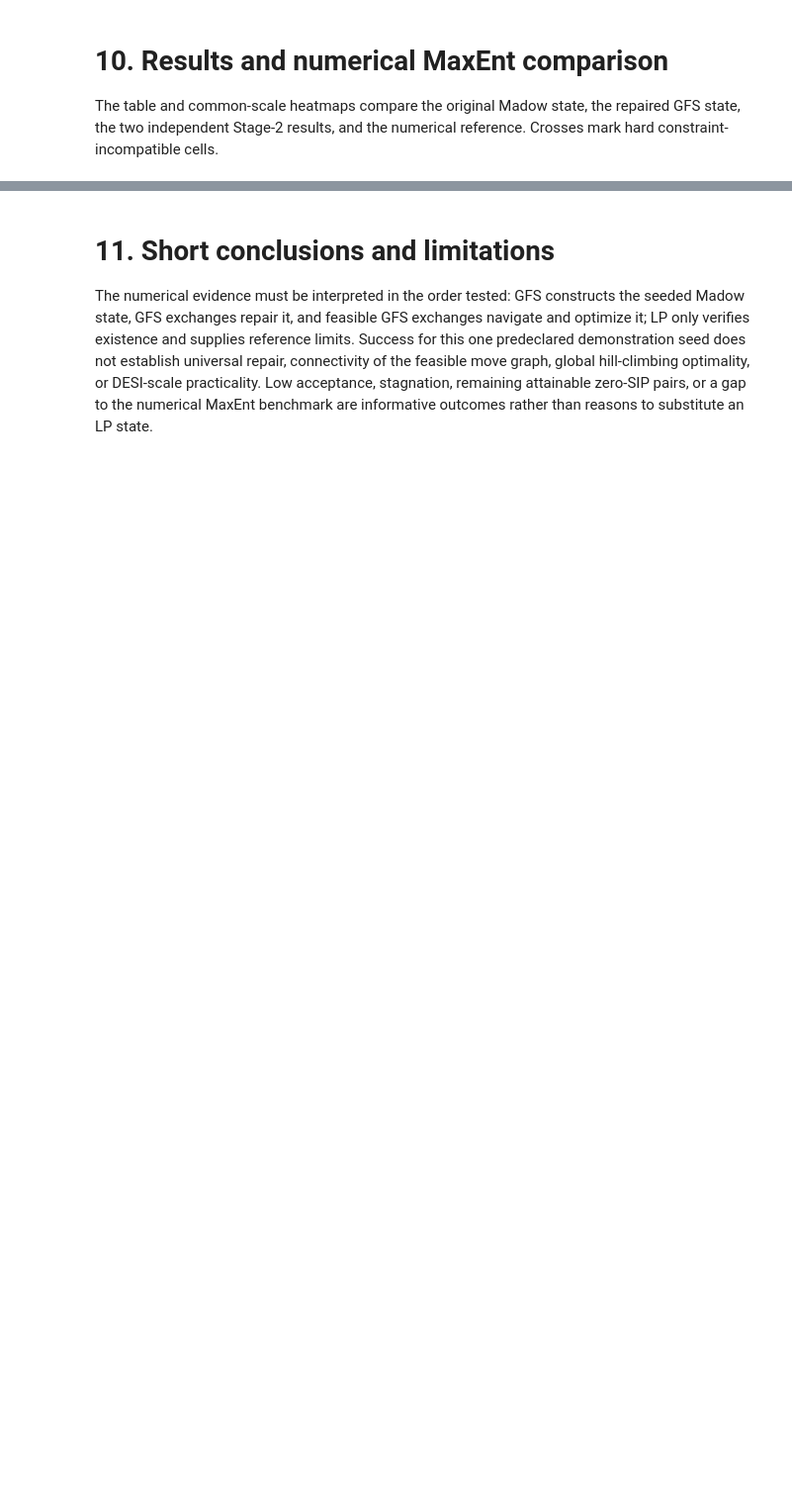
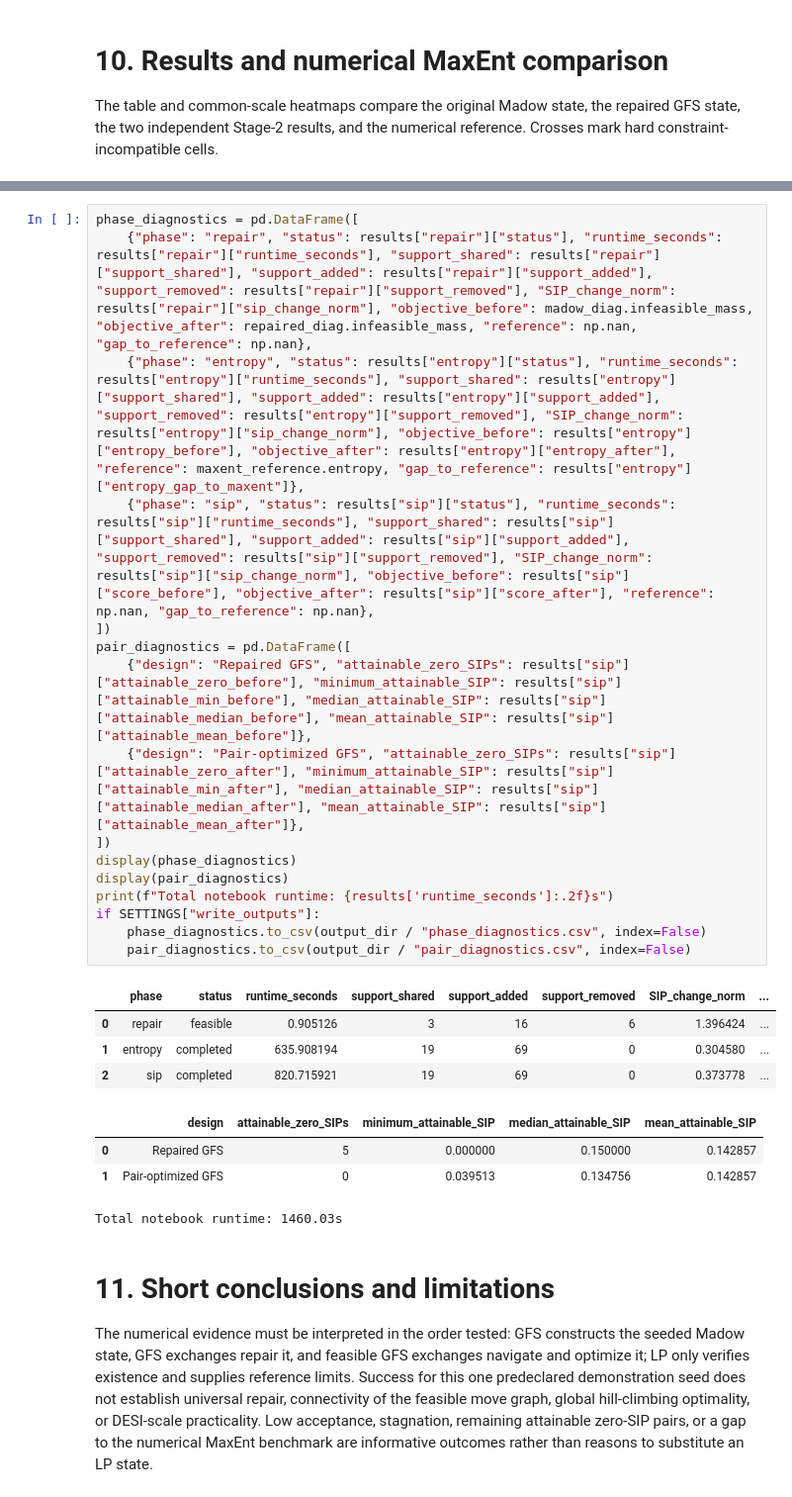
Before and after one commit to mehdimhb/geometric-sampling, a Jupyter notebook: simulations/jupyters/constrained_gfs_astronomy_demo.ipynb, the cells around one changed output, grey strips where cells are left out. Shown at 99% size. Cells and saved outputs as stored; diff of their text form; blank space fills up the shorter version.

```diff
--- a/simulations/jupyters/constrained_gfs_astronomy_demo.ipynb
+++ b/simulations/jupyters/constrained_gfs_astronomy_demo.ipynb
@@ -295,3 +361,28 @@ if SETTINGS["write_outputs"]:
+# %%
+phase_diagnostics = pd.DataFrame([
+    {"phase": "repair", "status": results["repair"]["status"], "runtime_seconds": results["repair"]["runtime_seconds"], "support_shared": results["repair"]["support_shared"], "support_added": results["repair"]["support_added"], "support_removed": results["repair"]["support_removed"], "SIP_change_norm": results["repair"]["sip_change_norm"], "objective_before": madow_diag.infeasible_mass, "objective_after": repaired_diag.infeasible_mass, "reference": np.nan, "gap_to_reference": np.nan},
+    {"phase": "entropy", "status": results["entropy"]["status"], "runtime_seconds": results["entropy"]["runtime_seconds"], "support_shared": results["entropy"]["support_shared"], "support_added": results["entropy"]["support_added"], "support_removed": results["entropy"]["support_removed"], "SIP_change_norm": results["entropy"]["sip_change_norm"], "objective_before": results["entropy"]["entropy_before"], "objective_after": results["entropy"]["entropy_after"], "reference": maxent_reference.entropy, "gap_to_reference": results["entropy"]["entropy_gap_to_maxent"]},
+    {"phase": "sip", "status": results["sip"]["status"], "runtime_seconds": results["sip"]["runtime_seconds"], "support_shared": results["sip"]["support_shared"], "support_added": results["sip"]["support_added"], "support_removed": results["sip"]["support_removed"], "SIP_change_norm": results["sip"]["sip_change_norm"], "objective_before": results["sip"]["score_before"], "objective_after": results["sip"]["score_after"], "reference": np.nan, "gap_to_reference": np.nan},
+])
+pair_diagnostics = pd.DataFrame([
+    {"design": "Repaired GFS", "attainable_zero_SIPs": results["sip"]["attainable_zero_before"], "minimum_attainable_SIP": results["sip"]["attainable_min_before"], "median_attainable_SIP": results["sip"]["attainable_median_before"], "mean_attainable_SIP": results["sip"]["attainable_mean_before"]},
+    {"design": "Pair-optimized GFS", "attainable_zero_SIPs": results["sip"]["attainable_zero_after"], "minimum_attainable_SIP": results["sip"]["attainable_min_after"], "median_attainable_SIP": results["sip"]["attainable_median_after"], "mean_attainable_SIP": results["sip"]["attainable_mean_after"]},
+])
+display(phase_diagnostics)
+display(pair_diagnostics)
+print(f"Total notebook runtime: {results['runtime_seconds']:.2f}s")
+if SETTINGS["write_outputs"]:
+    phase_diagnostics.to_csv(output_dir / "phase_diagnostics.csv", index=False)
+    pair_diagnostics.to_csv(output_dir / "pair_diagnostics.csv", index=False)
+# %% [output]
+|  | phase | status | runtime_seconds | support_shared | support_added | support_removed | SIP_change_norm | ... |
+| 0 | repair | feasible | 0.905126 | 3 | 16 | 6 | 1.396424 | ... |
+| 1 | entropy | completed | 635.908194 | 19 | 69 | 0 | 0.304580 | ... |
+| 2 | sip | completed | 820.715921 | 19 | 69 | 0 | 0.373778 | ... |
+|  | design | attainable_zero_SIPs | minimum_attainable_SIP | median_attainable_SIP | mean_attainable_SIP |
+| 0 | Repaired GFS | 5 | 0.000000 | 0.150000 | 0.142857 |
+| 1 | Pair-optimized GFS | 0 | 0.039513 | 0.134756 | 0.142857 |
+Total notebook runtime: 1460.03s
 # %% [markdown]
 # 11. Short conclusions and limitations
 
```
Also changed, not shown: parts of 9 cells of this notebook, 1 other file.
